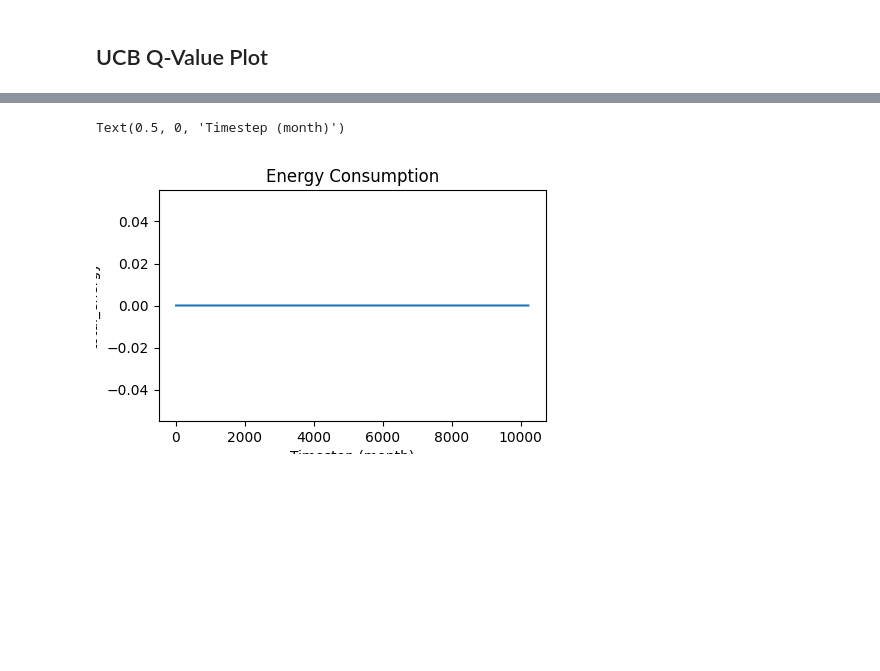
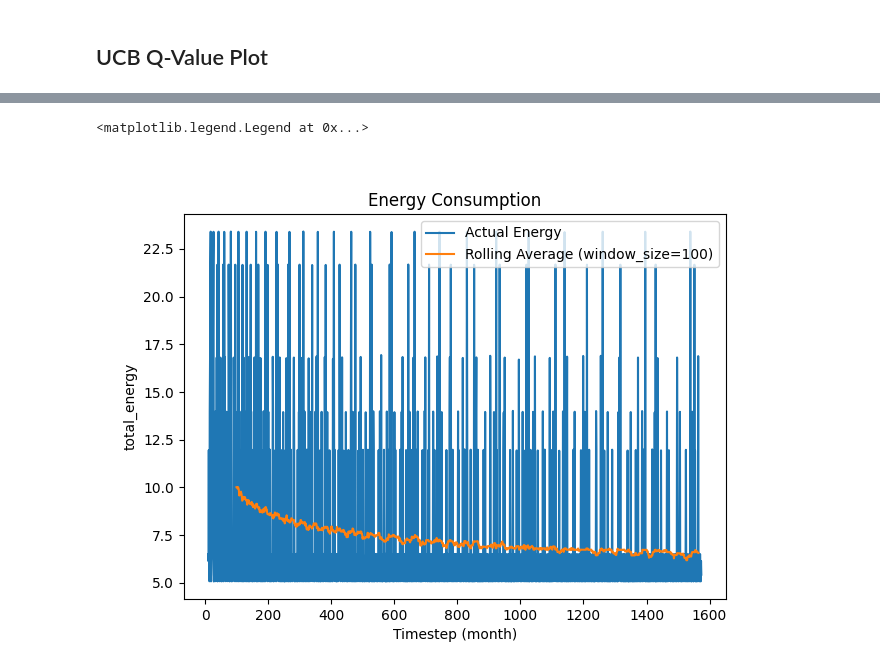
Before and after one commit to sustainable-computing/building-MARL, a Jupyter notebook: studies/UCB_PolicySelection_Analysis-Copy1.ipynb, the cells around one changed output, grey strips where cells are left out. Drawn from its saved outputs; the diff is of its cells as text; code cells hidden in the pictures; blank space fills up the shorter version.

```diff
--- a/studies/UCB_PolicySelection_Analysis-Copy1.ipynb
+++ b/studies/UCB_PolicySelection_Analysis-Copy1.ipynb
@@ -30,7 +30,8 @@ invalid_policies = []
 # %%
 all_zones = list(eval_df["zone"].unique())
 
-ucb_df = pd.read_csv("../data/group_ucb_log_data/8/ucb_log_data.csv")
+# ucb_df = pd.read_csv("../data/group_ucb_log_data/8/ucb_log_data.csv")  # Dummy testcase
+ucb_df = pd.read_csv("../data/group_ucb_log_data/18/ucb_log_data.csv")
 # %%
 ucb_eval_cols = ucb_df.columns
 arm_names = [col[:-6] for col in ucb_eval_cols if "score" in col]
@@ -40,7 +41,7 @@ num_policies = len(arm_names)
 # %%
 q_vals_df = pd.DataFrame()
 q_vals_df["timestep"] = ucb_df[len(arm_names):].index
-q_vals_df["total_energy"] = ucb_df["total_energy"]
+q_vals_df["total_energy"] = ucb_df["total_energy"] / 4000000
 
 for arm in arm_names:
     score_col_name = f"{arm}_score"
@@ -79,12 +163,22 @@ Text(0.5, 0, 'Timestep (days)')
 # %%
-plt.figure(figsize=(5, 3))
+
+# running_average = q_vals_df["total_energy"].rolling(window=3).mean()
+window_size = 100
+alpha = 0.1
+ema = q_vals_df["total_energy"].ewm(alpha=alpha, adjust=False).mean()
+rolling_avg = q_vals_df["total_energy"].rolling(window=window_size).mean()
+
+plt.figure(figsize=(7, 5))
 plt.title("Energy Consumption")
-sns.lineplot(x="timestep", y="total_energy", data=q_vals_df)
+sns.lineplot(x="timestep", y="total_energy", data=q_vals_df, label="Actual Energy")
+plt.plot(rolling_avg, label=f"Rolling Average (window_size={window_size})")
+# plt.plot(ema, label=f"EMA (alpha={alpha})")
 plt.ylabel("total_energy")
 plt.xlabel("Timestep (month)")
+plt.legend()
 # %% [output]
-Text(0.5, 0, 'Timestep (month)')
+<matplotlib.legend.Legend at 0x...>
-[figure, old version]
+[figure, new version]
 # %%
 timestep = q_val_dfs[all_zones[0]]["timestep"].values[-1]
 zone_eval_dfs = {}
```
Also changed, not shown: parts of 8 cells of this notebook, 4 other files.
